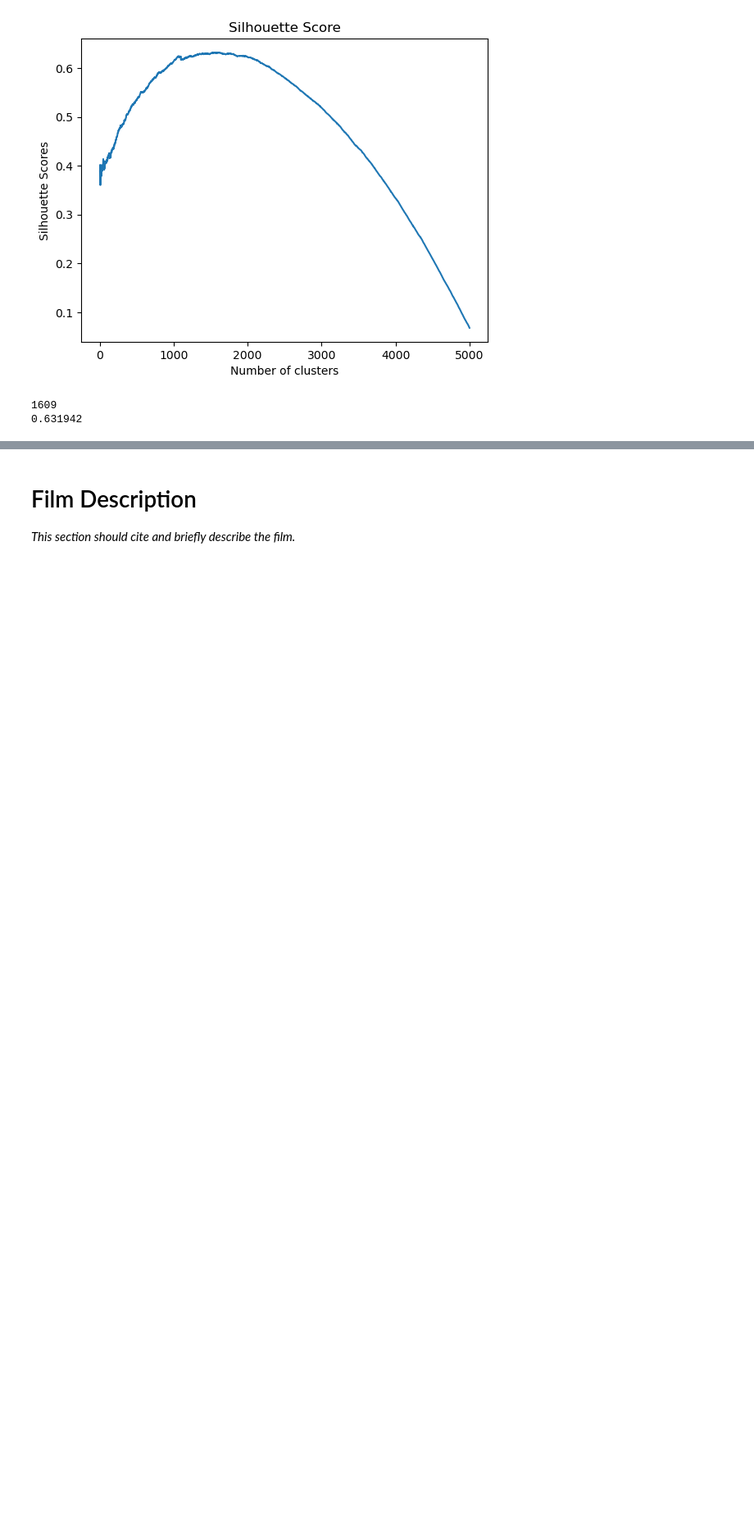
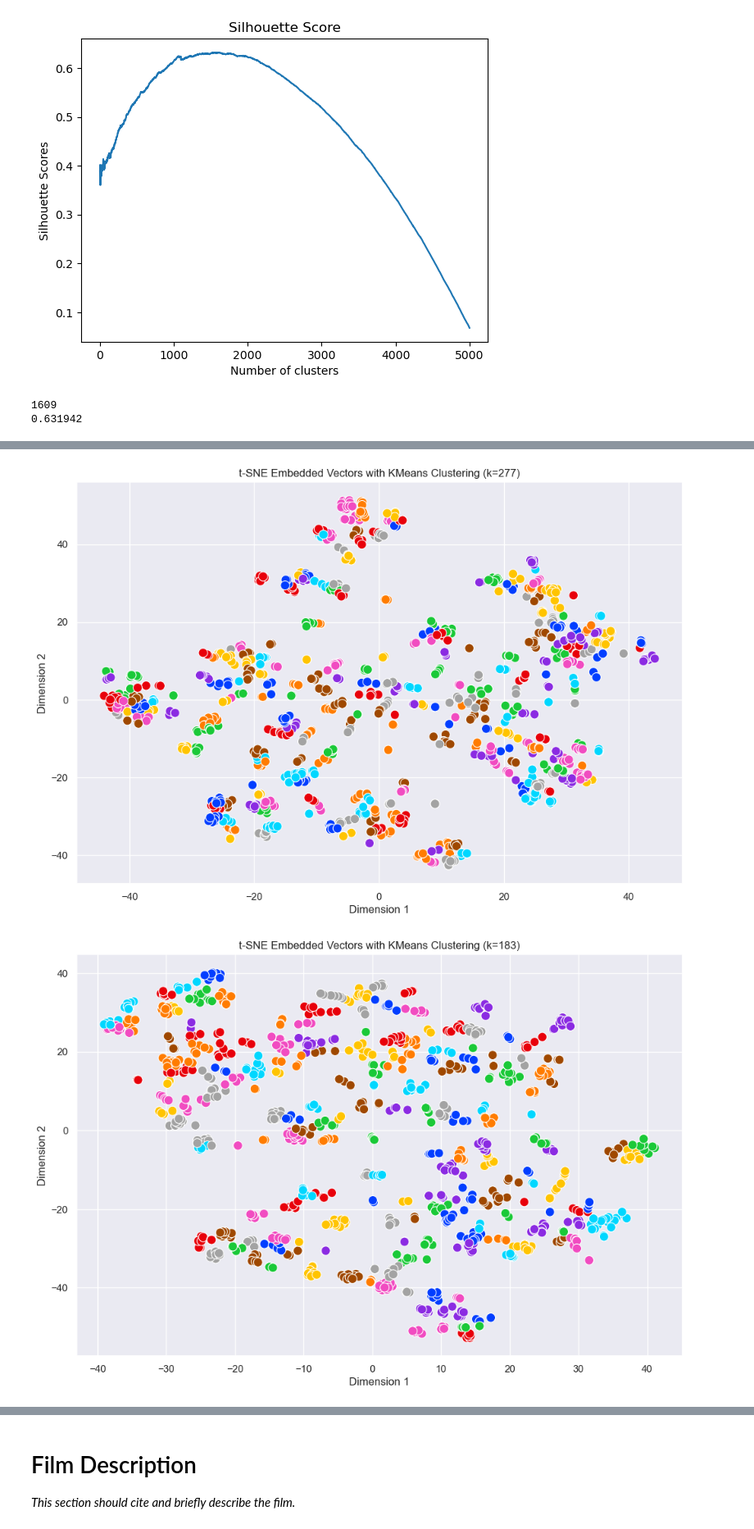
Before and after one commit to Pckay4058/embed-7, a Jupyter notebook: group_7_embed.ipynb, the cells around one changed output, grey strips where cells are left out. Shown at 82% size. Saved outputs shown, nothing was run; the diff lists cells and outputs as text; code cells hidden in the pictures; blank space fills up the shorter version.

Commit message:
Updated Graph

```diff
--- a/group_7_embed.ipynb
+++ b/group_7_embed.ipynb
@@ -106,6 +129,7 @@ print(sil_score[maxInd])
 # %%
 tsne = TSNE(n_components=2, random_state=42)
 warnings.filterwarnings('ignore')
+mx_ind_list = []
 
 for k in range(0, No_chunks):
     chunk_vectors = tsne.fit_transform(chunk_embeddings[k])
@@ -121,6 +145,7 @@ for k in range(0, No_chunks):
         if i !=2:
             if sil_score[i-2] >= sil_score[maxInd]:
                 maxInd = i-2
+    mx_ind_list.append(maxInd)
 
 
     plt.plot(range(2,len(chunk_embeddings[k])),sil_score)
@@ -131,6 +156,7 @@ for k in range(0, No_chunks):
 
     print(maxInd)
     print(sil_score[maxInd])
+print(mx_ind_list)
 # %% [output]
 Sil Score for 0
 [figure]
@@ -154,0 +182,31 @@ Sil Score for 4
+# %%
+# Using t-SNE to embed the vectors into 2D
+sorted_indexes = []
+clusters = []
+
+for k in range(0, No_chunks):
+    tsne = TSNE(n_components=2, random_state=42)
+    chunk_vectors = tsne.fit_transform(chunk_embeddings[k])
+    sorted_indexes.append(np.argsort(chunk_embeddings[k]))
+
+    # Performing KMeans clustering with k=12
+    kmeans = KMeans(n_clusters=mx_ind_list[k], random_state=42)
+    clusters.append(kmeans.fit_predict(chunk_vectors))
+
+    # Extracting numbers from file names for labels
+    #labels = [re.search(r'\d+', vector['input']).group() for vector in chunk_embeddings[0]]
+
+    # Plotting the embedded vectors with cluster coloring
+    sns.set()
+    plt.figure(figsize=(12, 8))  # Adjust the figure size as needed
+    sns.scatterplot(x=chunk_vectors[:, 0], y=chunk_vectors[:, 1], hue=clusters[k], palette='bright', legend=None, s=100)
+    #for i, vec in enumerate(chunk_vectors):
+        #plt.text(vec[0] + 0.02, vec[1] + 0.02, labels[i], fontsize=6)  # Adding labels
+    plt.xlabel('Dimension 1')
+    plt.ylabel('Dimension 2')
+    plt.title('t-SNE Embedded Vectors with KMeans Clustering (k='+str(mx_ind_list[k])+')')
+    #plt.legend(title='Cluster')
+    plt.show()
+# %% [output]
+[figure, added]
+[figure, added]
```
Also changed, not shown: parts of 9 cells of this notebook.
